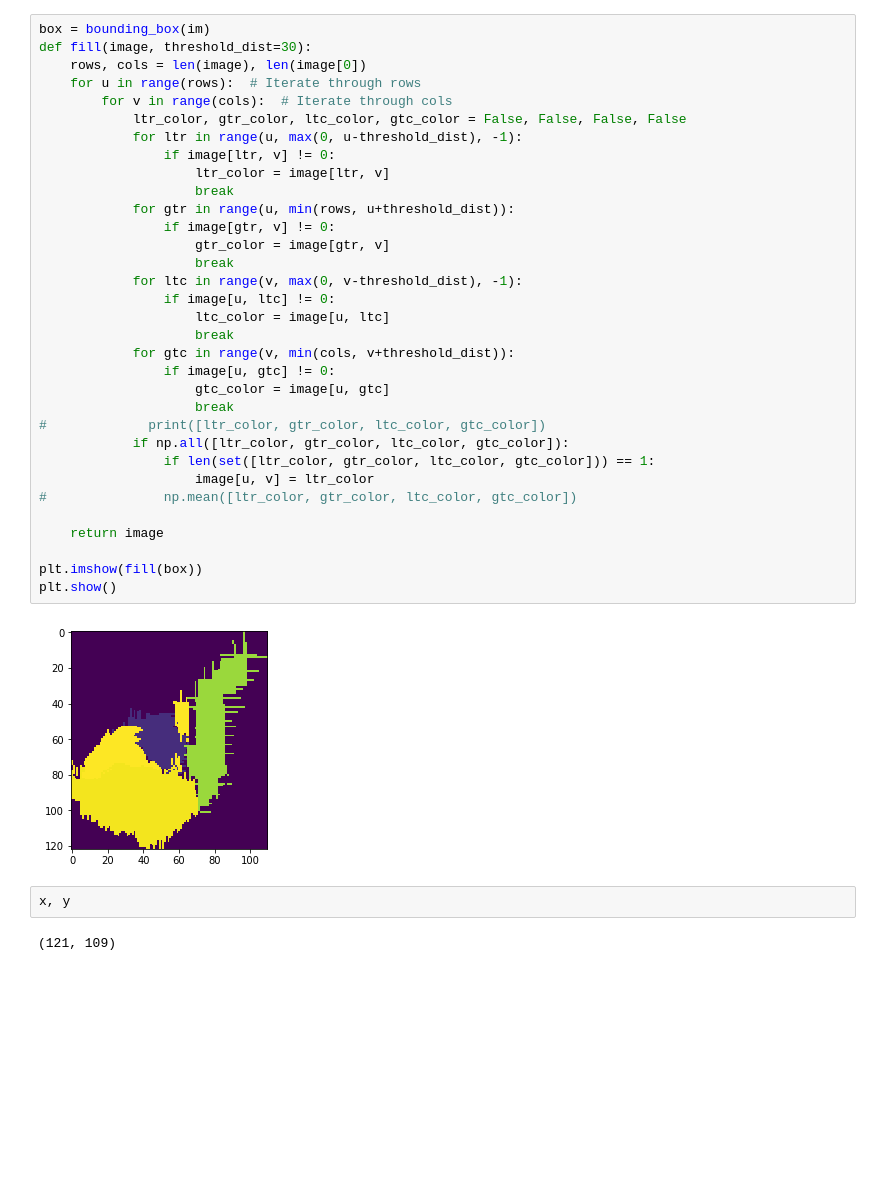
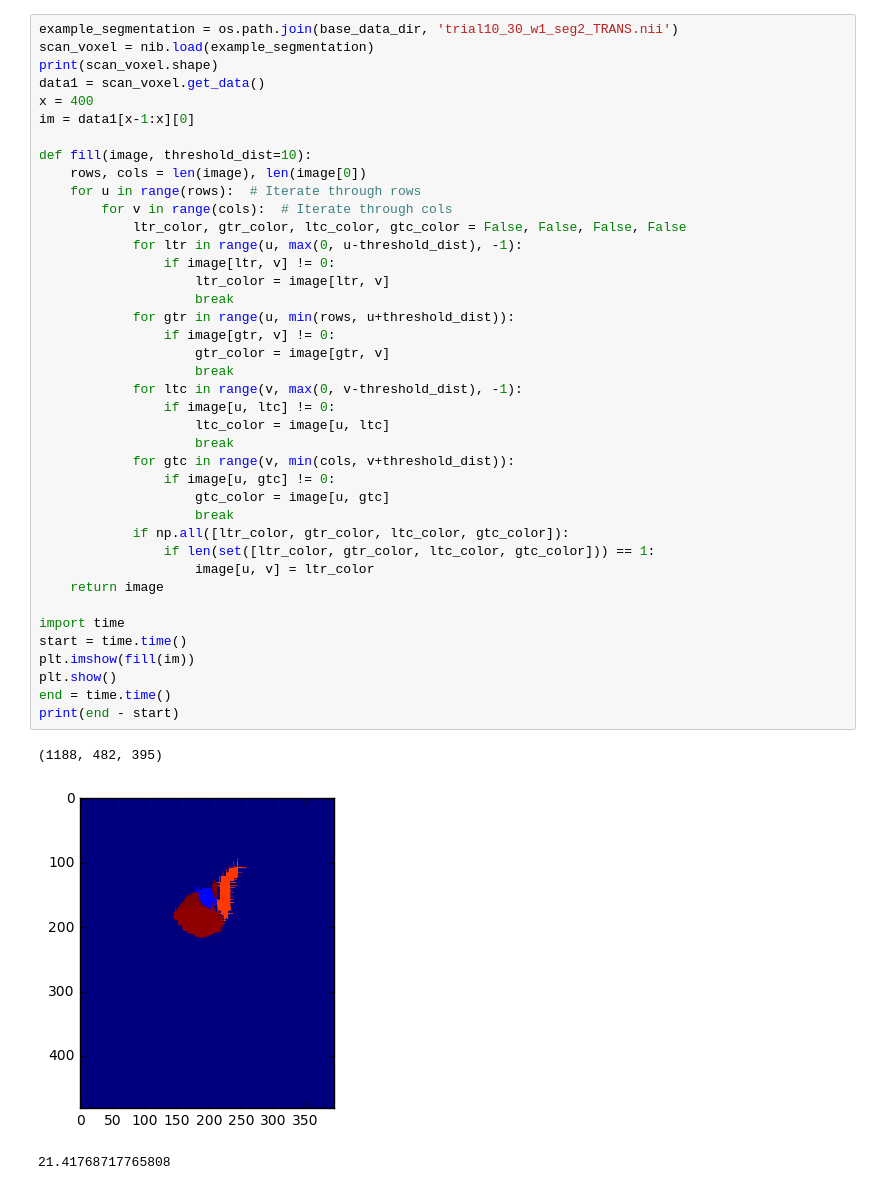
Before and after one commit to lhallock/openarm-seg, a Jupyter notebook: visualize_data_set.ipynb, the cells around one changed output. Saved outputs shown, nothing was run; the diff lists cells and outputs as text; blank space fills up the shorter version.

```diff
--- a/visualize_data_set.ipynb
+++ b/visualize_data_set.ipynb
@@ -68,39 +124,44 @@ plt.show()
 # %%
-box = bounding_box(im)
-def fill(image, threshold_dist=30):
+example_segmentation = os.path.join(base_data_dir, 'trial10_30_w1_seg2_TRANS.nii')
+scan_voxel = nib.load(example_segmentation)
+print(scan_voxel.shape)
+data1 = scan_voxel.get_data()
+x = 400
+im = data1[x-1:x][0]
+
+def fill(image, threshold_dist=10):
     rows, cols = len(image), len(image[0])
     for u in range(rows):  # Iterate through rows
         for v in range(cols):  # Iterate through cols
             ltr_color, gtr_color, ltc_color, gtc_color = False, False, False, False
             for ltr in range(u, max(0, u-threshold_dist), -1):
                 if image[ltr, v] != 0:
                     ltr_color = image[ltr, v]
                     break
             for gtr in range(u, min(rows, u+threshold_dist)):
                 if image[gtr, v] != 0:
                     gtr_color = image[gtr, v]
                     break
             for ltc in range(v, max(0, v-threshold_dist), -1):
                 if image[u, ltc] != 0:
                     ltc_color = image[u, ltc]
                     break
             for gtc in range(v, min(cols, v+threshold_dist)):
                 if image[u, gtc] != 0:
                     gtc_color = image[u, gtc]
                     break
-#             print([ltr_color, gtr_color, ltc_color, gtc_color])
             if np.all([ltr_color, gtr_color, ltc_color, gtc_color]):
                 if len(set([ltr_color, gtr_color, ltc_color, gtc_color])) == 1:
                     image[u, v] = ltr_color
-#               np.mean([ltr_color, gtr_color, ltc_color, gtc_color])
-
     return image
 
-plt.imshow(fill(box))
+import time
+start = time.time()
+plt.imshow(fill(im))
 plt.show()
+end = time.time()
+print(end - start)
 # %% [output]
+(1188, 482, 395)
-[figure, old version]
+[figure, new version]
+21.41768717765808
-# %%
-x, y
-# %% [output]
-(121, 109)
```
Also changed, not shown: parts of 21 cells of this notebook, 3 other files.
